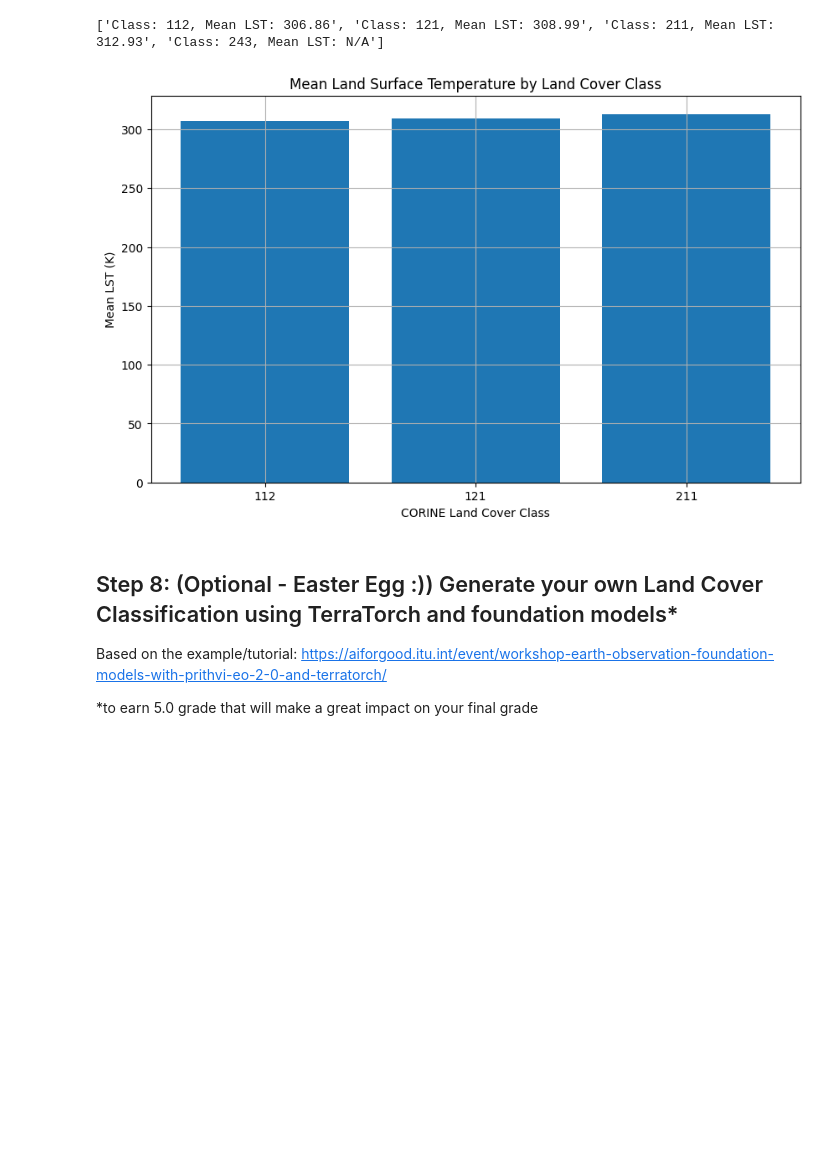
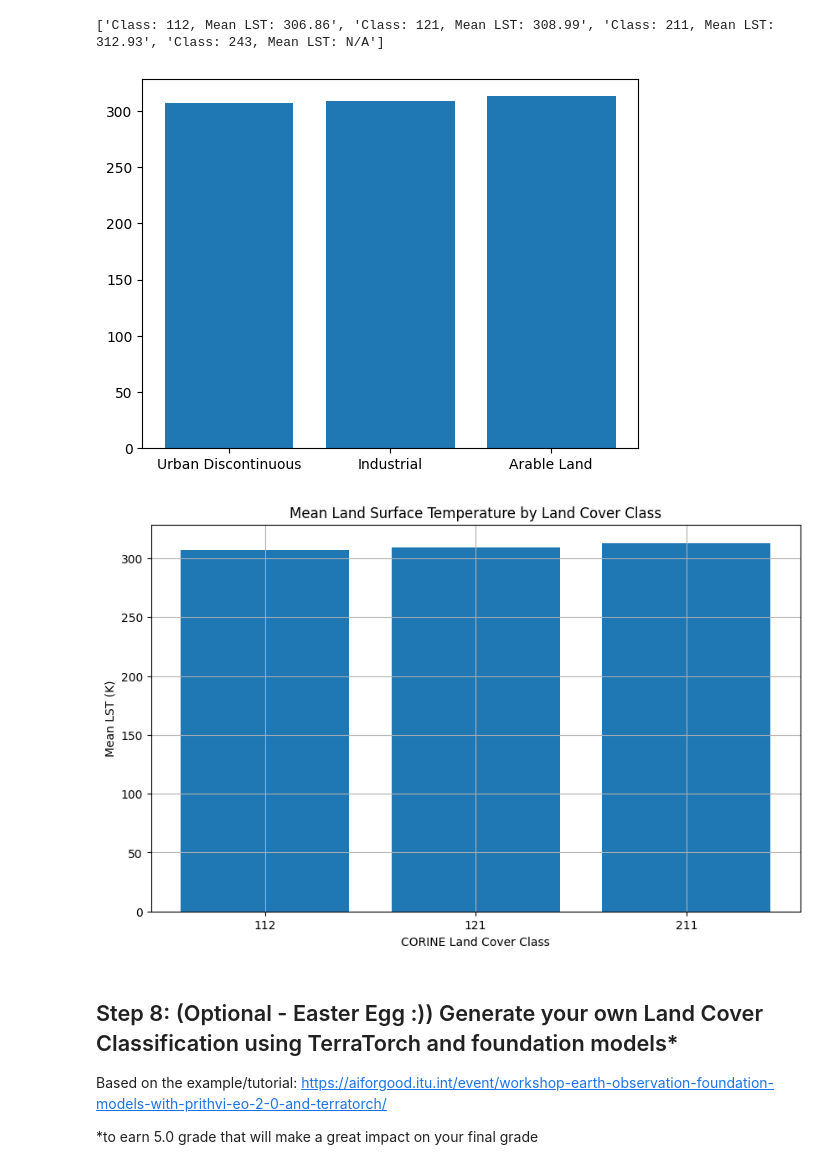
Before and after one commit to eo-agh/rs-summer-2025-labs-klaudiakosciukk, a Jupyter notebook: notebooks/lab-5.ipynb, the cells around one changed output. Drawn from its saved outputs; the diff is of its cells as text; code cells hidden in the pictures; blank space fills up the shorter version.

```diff
--- a/notebooks/lab-5.ipynb
+++ b/notebooks/lab-5.ipynb
@@ -155,30 +155,44 @@ print(formatted.getInfo())
 # %%
 import pandas as pd
 import matplotlib.pyplot as plt
 
 
 grouped_list = grouped_stats.getInfo()
 
 
 data = []
 for item in grouped_list:
     class_id = item.get('class')
     mean_lst = item.get('mean')
     if mean_lst is not None:
         data.append({'Class': class_id, 'Mean_LST': mean_lst})
 
 df = pd.DataFrame(data).sort_values(by='Mean_LST')
 
+corine_labels = {
+    111: 'Urban Continuous',
+    112: 'Urban Discontinuous',
+    121: 'Industrial',
+    211: 'Arable Land',
+    231: 'Pastures',
+    311: 'Forests',
+    324: 'Shrubland',
+    412: 'Peat Bogs'
+}
+
+df['Label'] = df['Class'].map(corine_labels)
+plt.bar(df['Label'], df['Mean_LST'])
 
 plt.figure(figsize=(10, 6))
 plt.bar(df['Class'].astype(str), df['Mean_LST'])
 plt.xlabel('CORINE Land Cover Class')
 plt.ylabel('Mean LST (K)')
 plt.title('Mean Land Surface Temperature by Land Cover Class')
 plt.grid(True)
 plt.show()
 # %% [output]
-[figure, old version]
+[figure, new version]
+[figure, added]
 # %% [markdown]
 ## Step 8: (Optional - Easter Egg :)) Generate your own Land Cover Classification using TerraTorch and foundation models*
 
```
Also changed, not shown: 1 other file.
